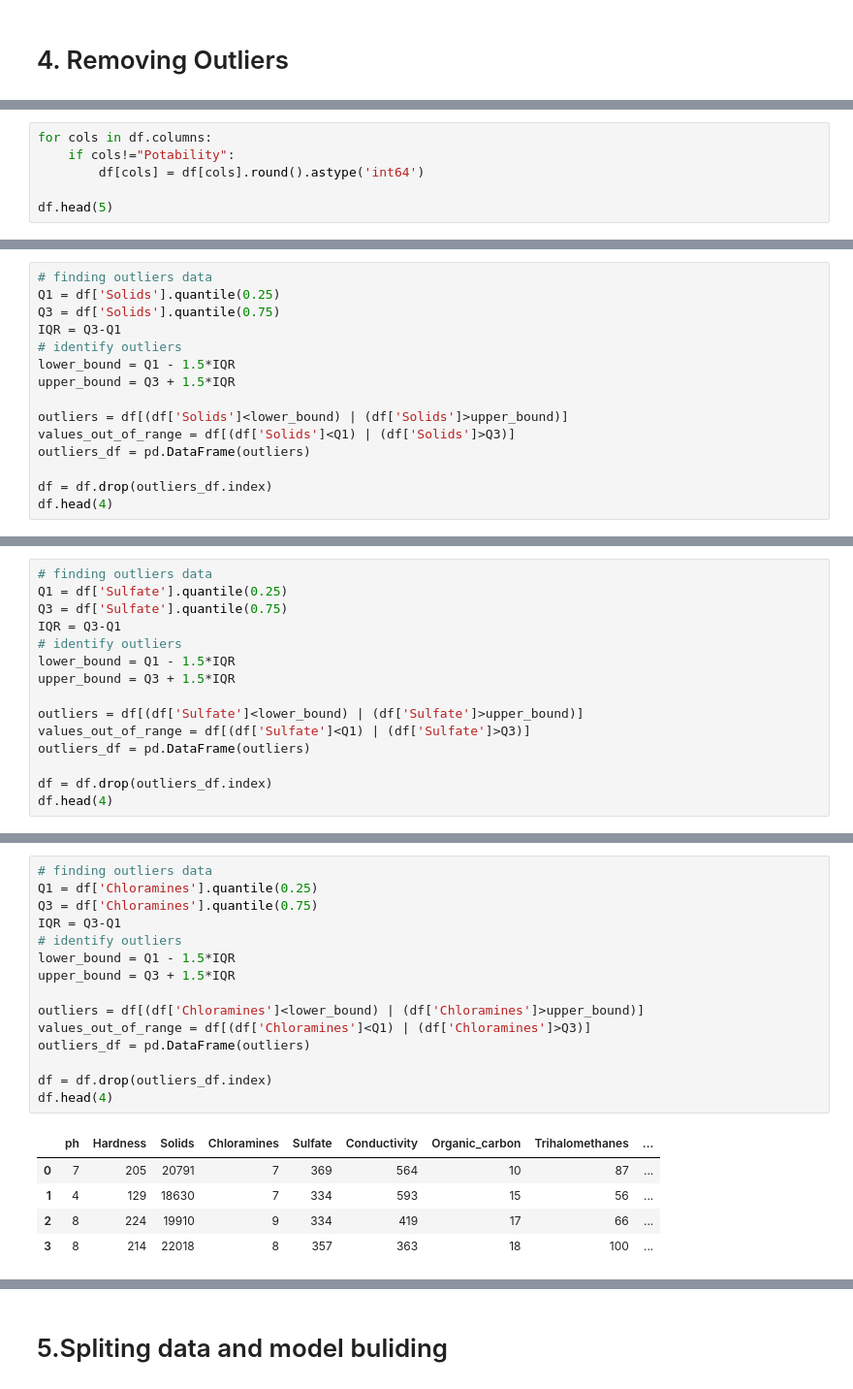
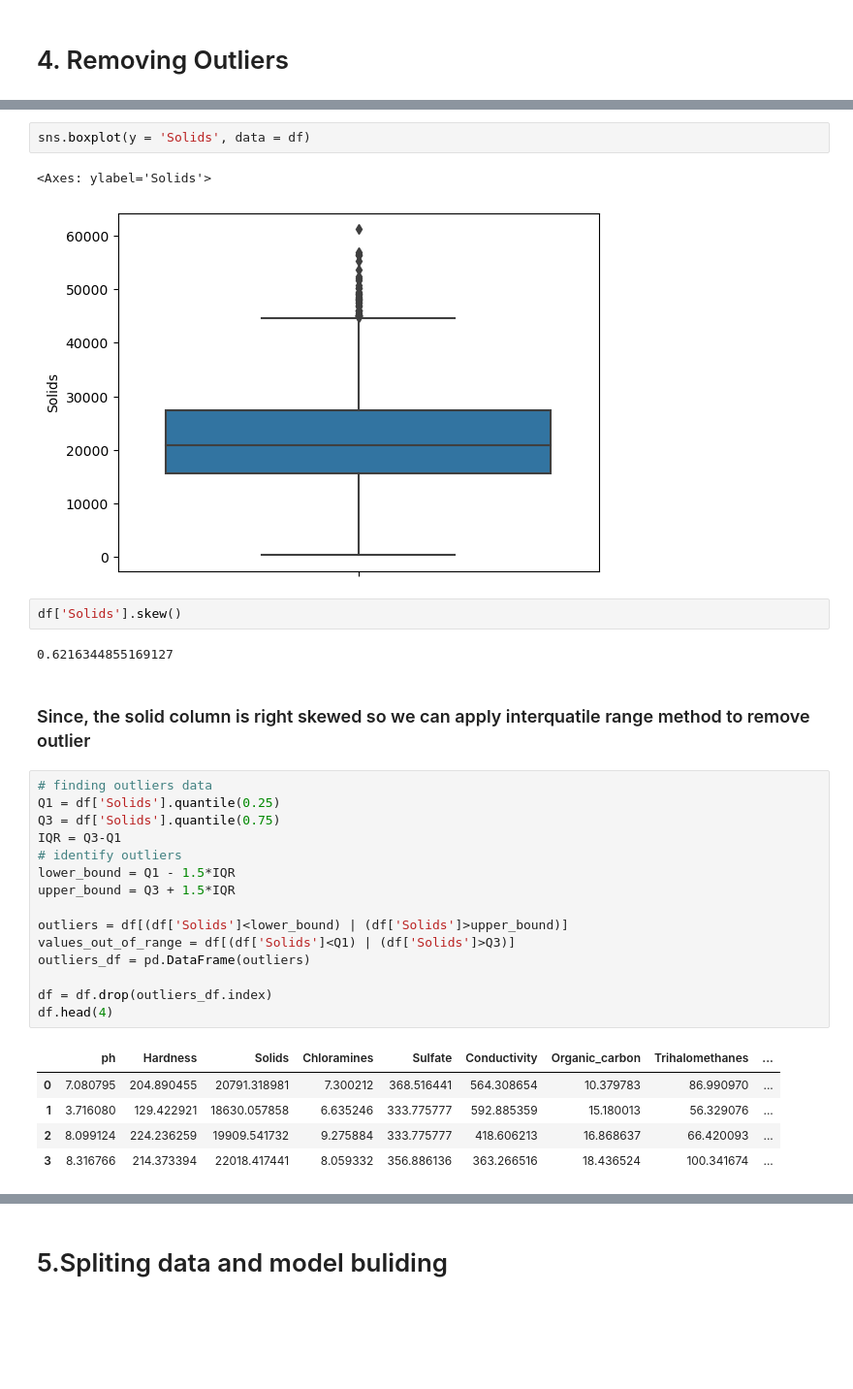
Before and after one commit to shivanisgit/water_potability, a Jupyter notebook: water_potablity_prediction.ipynb, the cells around one changed output, grey strips where cells are left out. Shown at 97% size. Saved outputs shown, nothing was run; the diff lists cells and outputs as text; blank space fills up the shorter version.

```diff
--- a/water_potablity_prediction.ipynb
+++ b/water_potablity_prediction.ipynb
@@ -260,6 +258,0 @@ Below Converts Decimal Value to Int64 with Rounding Each value its nearest value
-# %%
-for cols in df.columns:
-    if cols!="Potability":
-        df[cols] = df[cols].round().astype('int64')
-
-df.head(5)
@@ -316,15 +258,0 @@ df.head(4)
-# %%
-# finding outliers data
-Q1 = df['Solids'].quantile(0.25)
-Q3 = df['Solids'].quantile(0.75)
-IQR = Q3-Q1
-# identify outliers
-lower_bound = Q1 - 1.5*IQR
-upper_bound = Q3 + 1.5*IQR
-
-outliers = df[(df['Solids']<lower_bound) | (df['Solids']>upper_bound)]
-values_out_of_range = df[(df['Solids']<Q1) | (df['Solids']>Q3)]
-outliers_df = pd.DataFrame(outliers)
-
-df = df.drop(outliers_df.index)
-df.head(4)
@@ -337,15 +258,0 @@ df.head(4)
-# %%
-# finding outliers data
-Q1 = df['Sulfate'].quantile(0.25)
-Q3 = df['Sulfate'].quantile(0.75)
-IQR = Q3-Q1
-# identify outliers
-lower_bound = Q1 - 1.5*IQR
-upper_bound = Q3 + 1.5*IQR
-
-outliers = df[(df['Sulfate']<lower_bound) | (df['Sulfate']>upper_bound)]
-values_out_of_range = df[(df['Sulfate']<Q1) | (df['Sulfate']>Q3)]
-outliers_df = pd.DataFrame(outliers)
-
-df = df.drop(outliers_df.index)
-df.head(4)
@@ -358,21 +259,32 @@ df.head(4)
+# %%
+sns.boxplot(y = 'Solids', data = df)
+# %% [output]
+<Axes: ylabel='Solids'>
+[figure, added]
+# %%
+df['Solids'].skew()
+# %% [output]
+0.6216344855169127
+# %% [markdown]
+### Since, the solid column is right skewed so we can apply interquatile range method to remove outlier
 # %%
 # finding outliers data
-Q1 = df['Chloramines'].quantile(0.25)
-Q3 = df['Chloramines'].quantile(0.75)
+Q1 = df['Solids'].quantile(0.25)
+Q3 = df['Solids'].quantile(0.75)
 IQR = Q3-Q1
 # identify outliers
 lower_bound = Q1 - 1.5*IQR
 upper_bound = Q3 + 1.5*IQR
 
-outliers = df[(df['Chloramines']<lower_bound) | (df['Chloramines']>upper_bound)]
-values_out_of_range = df[(df['Chloramines']<Q1) | (df['Chloramines']>Q3)]
+outliers = df[(df['Solids']<lower_bound) | (df['Solids']>upper_bound)]
+values_out_of_range = df[(df['Solids']<Q1) | (df['Solids']>Q3)]
 outliers_df = pd.DataFrame(outliers)
 
 df = df.drop(outliers_df.index)
 df.head(4)
 # %% [output]
 |  | ph | Hardness | Solids | Chloramines | Sulfate | Conductivity | Organic_carbon | Trihalomethanes | ... |
-| 0 | 7 | 205 | 20791 | 7 | 369 | 564 | 10 | 87 | ... |
-| 1 | 4 | 129 | 18630 | 7 | 334 | 593 | 15 | 56 | ... |
-| 2 | 8 | 224 | 19910 | 9 | 334 | 419 | 17 | 66 | ... |
-| 3 | 8 | 214 | 22018 | 8 | 357 | 363 | 18 | 100 | ... |
+| 0 | 7.080795 | 204.890455 | 20791.318981 | 7.300212 | 368.516441 | 564.308654 | 10.379783 | 86.990970 | ... |
+| 1 | 3.716080 | 129.422921 | 18630.057858 | 6.635246 | 333.775777 | 592.885359 | 15.180013 | 56.329076 | ... |
+| 2 | 8.099124 | 224.236259 | 19909.541732 | 9.275884 | 333.775777 | 418.606213 | 16.868637 | 66.420093 | ... |
+| 3 | 8.316766 | 214.373394 | 22018.417441 | 8.059332 | 356.886136 | 363.266516 | 18.436524 | 100.341674 | ... |
```
Also changed, not shown: parts of 41 cells of this notebook.
